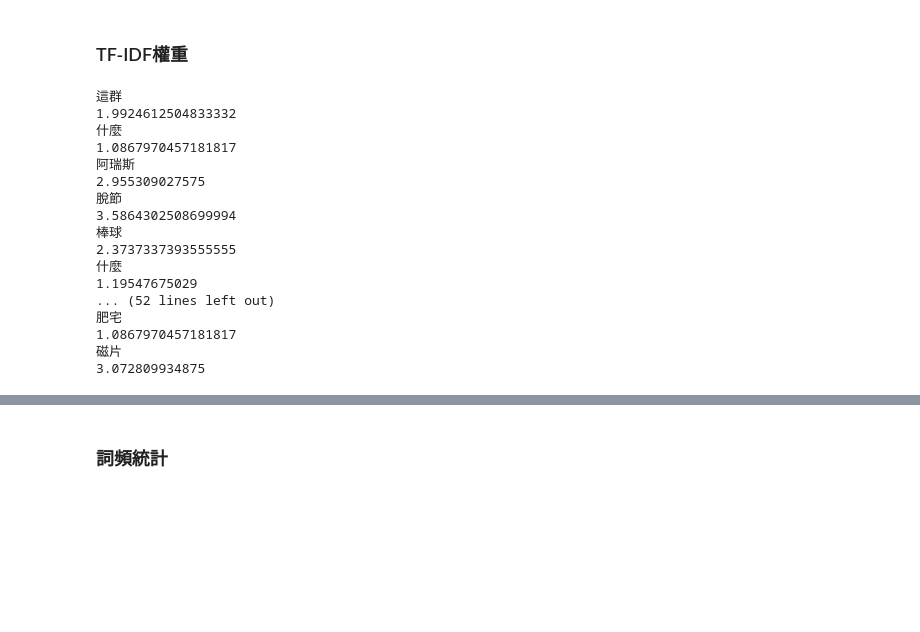
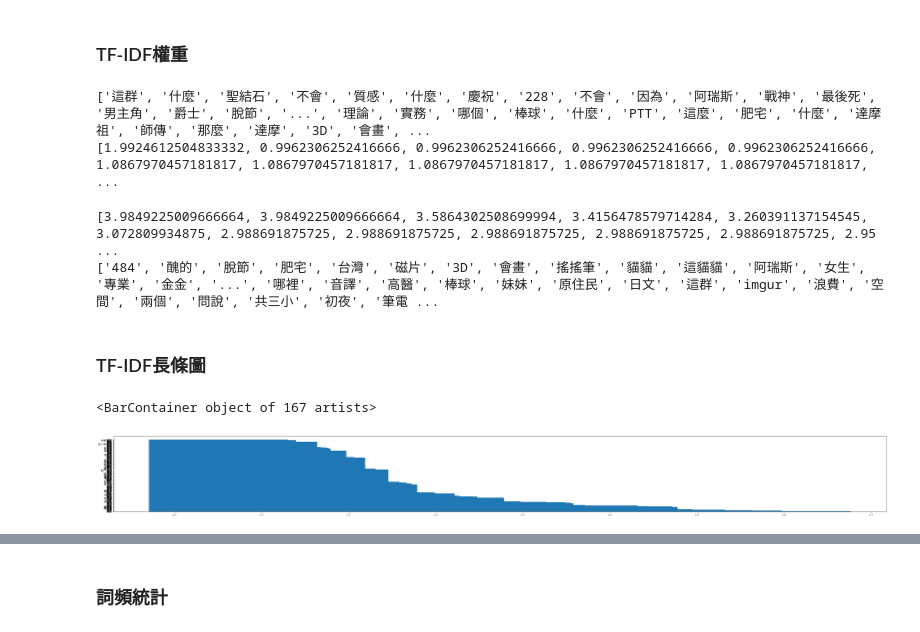
Before and after one commit to YupeiWang/nlp, a Jupyter notebook: HW1.ipynb, the cells around one changed output, grey strips where cells are left out. Saved outputs shown, nothing was run; the diff lists cells and outputs as text; code cells hidden in the pictures; blank space fills up the shorter version.

Commit message:
HW1.ipynb version8 TF-IDF長條圖

```diff
--- a/HW1.ipynb
+++ b/HW1.ipynb
@@ -59,26 +62,41 @@ with open(filename,'r',encoding = 'utf-8') as f:
     for line in f.readlines():
         #topK 為返回 TF-IDF 權重最大的關鍵詞(一篇文章一個topK)
         #withWeight 代表是否返回關鍵字權重值，默認為 False
-        tags = jieba.analyse.extract_tags(line, topK=1, withWeight=True)
+        tags = jieba.analyse.extract_tags(line, topK=5, withWeight=True)
         for tag in tags:
-            #print('word:', tag[0], 'tf-idf:', tag[1])
-            print(tag[0])
-            print(tag[1])
+            tagWordArr.append(tag[0])
+            weightArr.append(tag[1])
+print(tagWordArr)
+print(weightArr)
 # %% [output]
-這群
-1.9924612504833332
-什麼
-1.0867970457181817
-阿瑞斯
-2.955309027575
-脫節
-3.5864302508699994
-棒球
-2.3737337393555555
-什麼
-1.19547675029
-... (52 lines left out)
-肥宅
-1.0867970457181817
-磁片
-3.072809934875
+['這群', '什麼', '聖結石', '不會', '質感', '什麼', '慶祝', '228', '不會', '因為', '阿瑞斯', '戰神', '最後死', '男主角', '爵士', '脫節', '...', '理論', '實務', '哪個', '棒球', '什麼', 'PTT', '這麼', '肥宅', '什麼', '達摩祖', '師傳', '那麼', '達摩', '3D', '會畫', ...
+[1.9924612504833332, 0.9962306252416666, 0.9962306252416666, 0.9962306252416666, 0.9962306252416666, 1.0867970457181817, 1.0867970457181817, 1.0867970457181817, 1.0867970457181817, 1.0867970457181817, ...
+# %%
+def bubblesort(data,word):
+    # 定義資料長度
+    n = len(data)
+    for i in range(n-2):                   # 有 n 個資料長度，但只要執行 n-1 次
+        for j in range(n-i-1):             # 從第1個開始比較直到最後一個還沒到最終位置的數字
+            if data[j] < data[j+1]:        # 比大小然後互換
+                data[j], data[j+1] = data[j+1], data[j]
+                word[j], word[j+1] = word[j+1], word[j]
+
+bubblesort(weightArr,tagWordArr)
+print(weightArr)
+print(tagWordArr)
+# %% [output]
+[3.9849225009666664, 3.9849225009666664, 3.5864302508699994, 3.4156478579714284, 3.260391137154545, 3.072809934875, 2.988691875725, 2.988691875725, 2.988691875725, 2.988691875725, 2.988691875725, 2.95 ...
+['484', '醜的', '脫節', '肥宅', '台灣', '磁片', '3D', '會畫', '搖搖筆', '貓貓', '這貓貓', '阿瑞斯', '女生', '專業', '金金', '...', '哪裡', '音譯', '高醫', '棒球', '妹妹', '原住民', '日文', '這群', 'imgur', '浪費', '空間', '兩個', '問說', '共三小', '初夜', '筆電 ...
+# %% [markdown]
+### TF-IDF長條圖
+# %%
+import matplotlib.pyplot as plt
+import matplotlib
+matplotlib.rc("font",family='SimSun')
+#x = [1,2,3,4,5,6,7,8,9,10]
+plt.figure(figsize=(50,5))
+#plt.bar(x, countArr, label = 'wordArr')
+plt.bar(weightArr, tagWordArr, label = 'wordArr')
+# %% [output]
+<BarContainer object of 167 artists>
+[figure, added]
```
Also changed, not shown: parts of 5 cells of this notebook.
